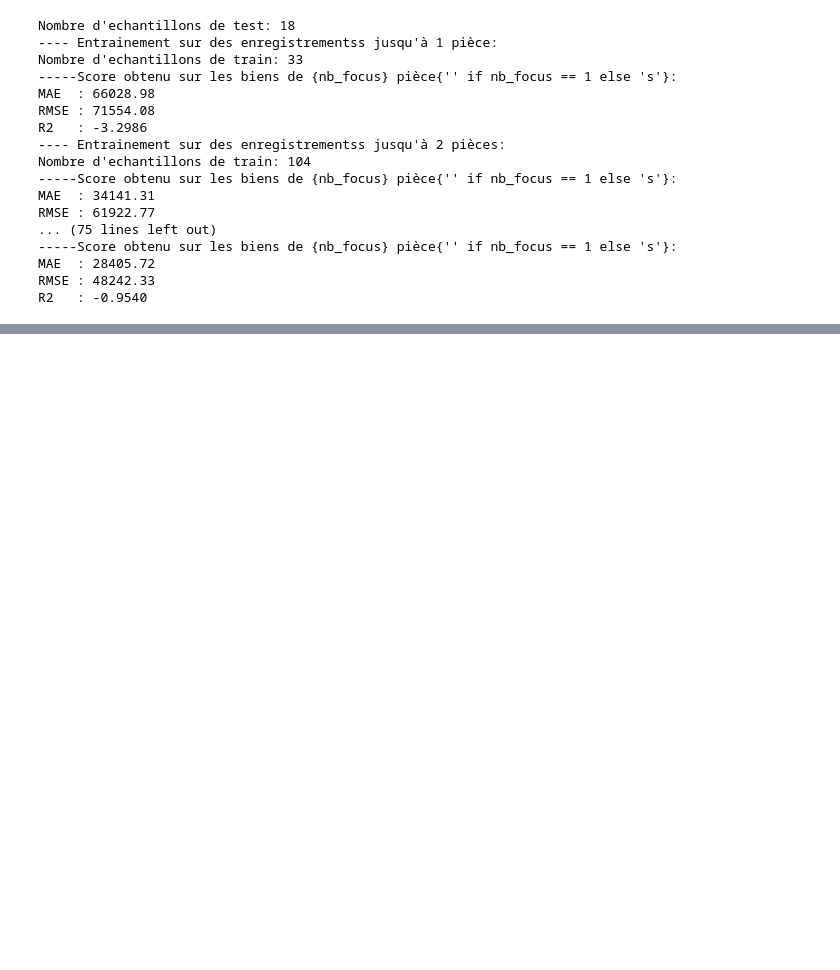
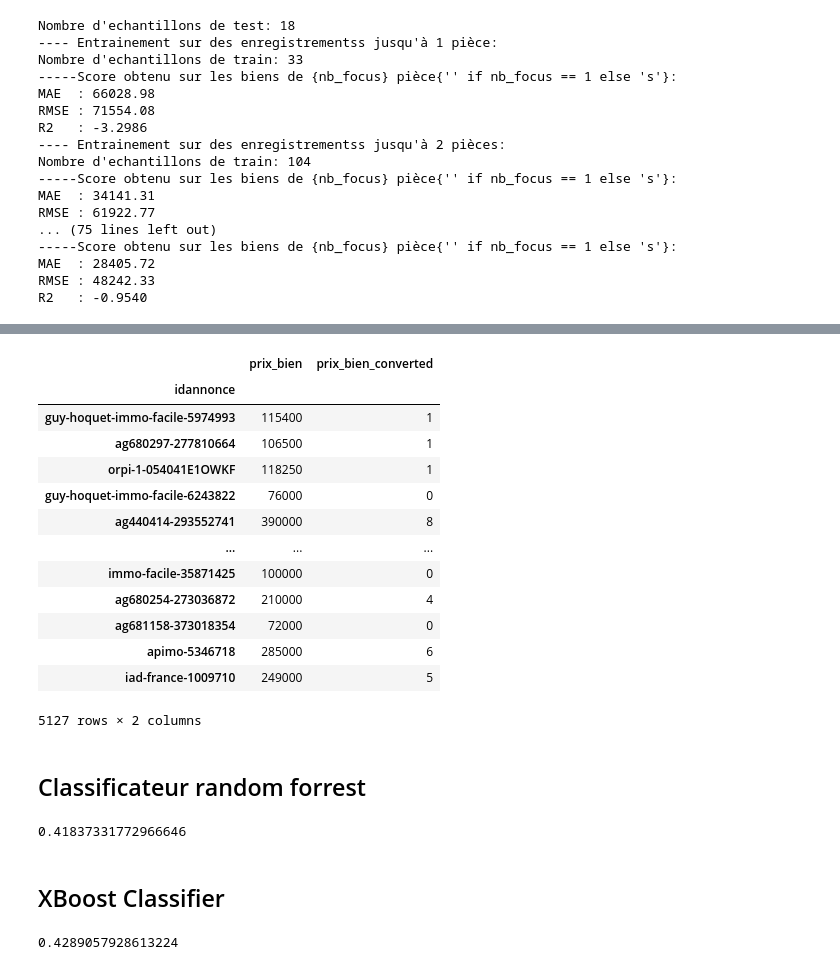
Before and after one commit to Hugues360/Projet_DS2025, a Jupyter notebook: Etape_4_modelisation.ipynb, the cells around one changed output, grey strips where cells are left out. Cells and saved outputs as stored; diff of their text form; code cells hidden in the pictures; blank space fills up the shorter version.

Commit message:
Ajout dans Etape4 de tests de classification

```diff
--- a/Etape_4_modelisation.ipynb
+++ b/Etape_4_modelisation.ipynb
@@ -586,0 +767,21 @@ R2   : -0.9540
+# %%
+y_test = y.loc[y_test.index]
+# %%
+y_test
+# %% [output]
+|  | prix_bien | prix_bien_converted |
+| idannonce |  |  |
+| guy-hoquet-immo-facile-5974993 | 115400 | 1 |
+| ag680297-277810664 | 106500 | 1 |
+| orpi-1-054041E1OWKF | 118250 | 1 |
+| guy-hoquet-immo-facile-6243822 | 76000 | 0 |
+| ag440414-293552741 | 390000 | 8 |
+| ... | ... | ... |
+| immo-facile-35871425 | 100000 | 0 |
+| ag680254-273036872 | 210000 | 4 |
+| ag681158-373018354 | 72000 | 0 |
+| apimo-5346718 | 285000 | 6 |
+| iad-france-1009710 | 249000 | 5 |
+5127 rows × 2 columns
+# %% [markdown]
+## Classificateur random forrest
@@ -586,0 +791,34 @@ R2   : -0.9540
+# %%
+rfc = RandomForestClassifier(n_estimators=200, max_depth=10)
+
+rfc.fit(X_train[selected],y_train["prix_bien_converted"])
+
+y_pred_rfc = rfc.predict(X_test[selected])
+
+accuracy_score(y_test["prix_bien_converted"], y_pred_rfc)
+# %% [output]
+0.41837331772966646
+# %% [markdown]
+## XBoost Classifier
+# %%
+from xgboost import XGBClassifier
+
+xgbc_all = XGBClassifier(
+    n_estimators=300,
+    learning_rate=0.05,
+    max_depth=6,
+    subsample=0.8,
+    colsample_bytree=0.8,
+    reg_alpha=0.1,
+    reg_lambda=1.0,
+    random_state=42
+)
+
+xgbc_all.fit(X_train[selected], y_train["prix_bien_converted"])
+
+y_pred_xgb = xgbc_all.predict(X_test[selected])
+
+
+accuracy_score(y_test["prix_bien_converted"], y_pred_xgb)
+# %% [output]
+0.4289057928613224
```
Also changed, not shown: parts of 25 cells of this notebook.
